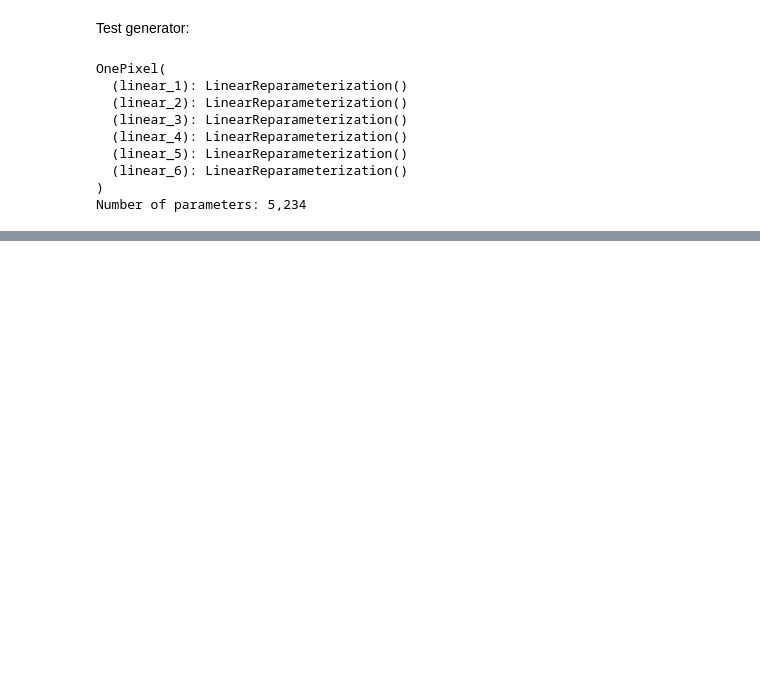
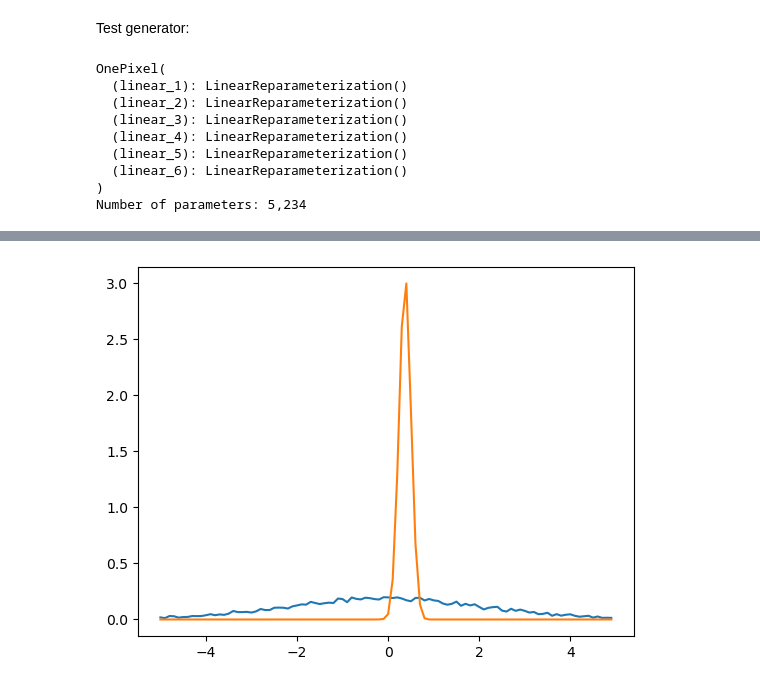
Before and after one commit to Bloomistell/DGBaN, a Jupyter notebook: test_one_pixel_model.ipynb, the cells around one changed output, grey strips where cells are left out. Saved outputs shown, nothing was run; the diff lists cells and outputs as text; code cells hidden in the pictures; blank space fills up the shorter version.

```diff
--- a/test_one_pixel_model.ipynb
+++ b/test_one_pixel_model.ipynb
@@ -131,2 +129,19 @@ for j in range(n_samples):
 
 true_pixels = true_pixels.numpy()
+# %%
+hist_width = 0.1
+
+# predictited distribution
+pred = pd.Series(pred_pixels.reshape(-1))
+hist = pd.Series(1, index=pd.cut(pred, np.arange(-5, 5.005, hist_width))).sort_index().groupby(level=0).sum()
+pred_noise = hist / (hist.sum() * hist_width)
+plt.plot(np.arange(-5, 5, hist_width), pred_noise)
+
+# true distribution
+true = pd.Series(true_pixels.reshape(-1))
+true_hist = pd.Series(1, index=pd.cut(true, np.arange(-5, 5.005, hist_width))).sort_index().groupby(level=0).sum()
+true_noise = true_hist / (true_hist.sum() * hist_width)
+plt.plot(np.arange(-5, 5, hist_width), true_noise)
+plt.show()
+# %% [output]
+[figure, added]
```
Also changed, not shown: parts of 10 cells of this notebook, 4 other files.
